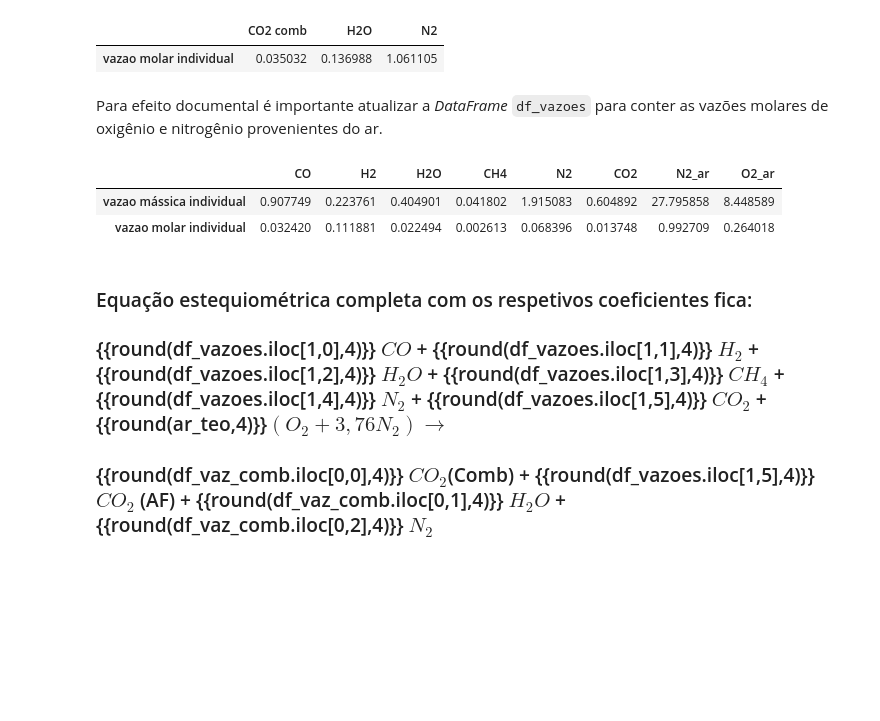
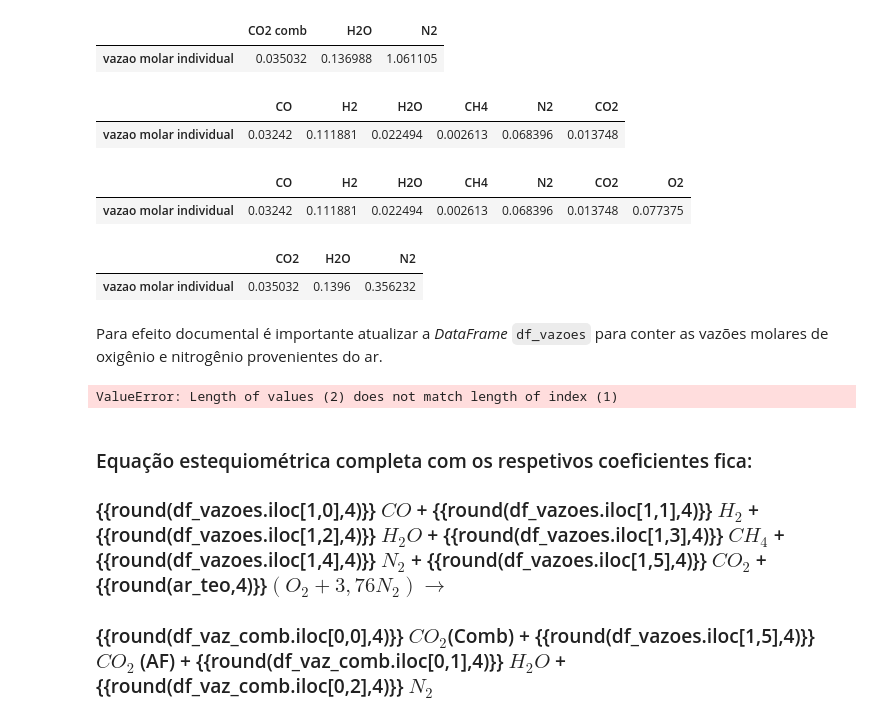
Before and after one commit to ProfLeao/GESESC-adiabatic-flames, a Jupyter notebook: Combustão_Cantera.ipynb, the cells around one changed output. Cells and saved outputs as stored; diff of their text form; code cells hidden in the pictures; blank space fills up the shorter version.

```diff
--- a/Combustão_Cantera.ipynb
+++ b/Combustão_Cantera.ipynb
@@ -321,6 +317,23 @@ df_vaz_comb
 Quatidade de ar teórico: 0.264018406756513 mols/s
 |  | CO2 comb | H2O | N2 |
 | vazao molar individual | 0.035032 | 0.136988 | 1.061105 |
+# %%
+df_vazoes.iloc[1,:].to_frame().transpose()
+# %% [output]
+|  | CO | H2 | H2O | CH4 | N2 | CO2 |
+| vazao molar individual | 0.03242 | 0.111881 | 0.022494 | 0.002613 | 0.068396 | 0.013748 |
+# %%
+from gasmistura_pkg import  vaz_combustao_prot
+df_vazoes, df_vaz_comb = vaz_combustao_prot(df_vazoes.iloc[1,:].to_frame().transpose())
+df_vazoes
+# %% [output]
+|  | CO | H2 | H2O | CH4 | N2 | CO2 | O2 |
+| vazao molar individual | 0.03242 | 0.111881 | 0.022494 | 0.002613 | 0.068396 | 0.013748 | 0.077375 |
+# %%
+df_vaz_comb
+# %% [output]
+|  | CO2 | H2O | N2 |
+| vazao molar individual | 0.035032 | 0.1396 | 0.356232 |
 # %% [markdown]
 Para efeito documental é importante atualizar a _DataFrame_ `df_vazoes` para  conter as vazões molares de oxigênio e nitrogênio provenientes do ar.
 # %%
@@ -332,9 +345,7 @@ df_vazoes["N2_ar"] = [mmolar[0]*fracao[0], fracao[0]]
 df_vazoes["O2_ar"] = [mmolar[1]*fracao[1], fracao[1]]
 df_vazoes
 # %% [output]
-|  | CO | H2 | H2O | CH4 | N2 | CO2 | N2_ar | O2_ar |
-| vazao mássica individual | 0.907749 | 0.223761 | 0.404901 | 0.041802 | 1.915083 | 0.604892 | 27.795858 | 8.448589 |
-| vazao molar individual | 0.032420 | 0.111881 | 0.022494 | 0.002613 | 0.068396 | 0.013748 | 0.992709 | 0.264018 |
+ValueError: Length of values (2) does not match length of index (1)
 # %% [markdown]
 ### Equação estequiométrica completa com os respetivos coeficientes fica:
 
```
Also changed, not shown: parts of 5 cells of this notebook, 1 other file.
